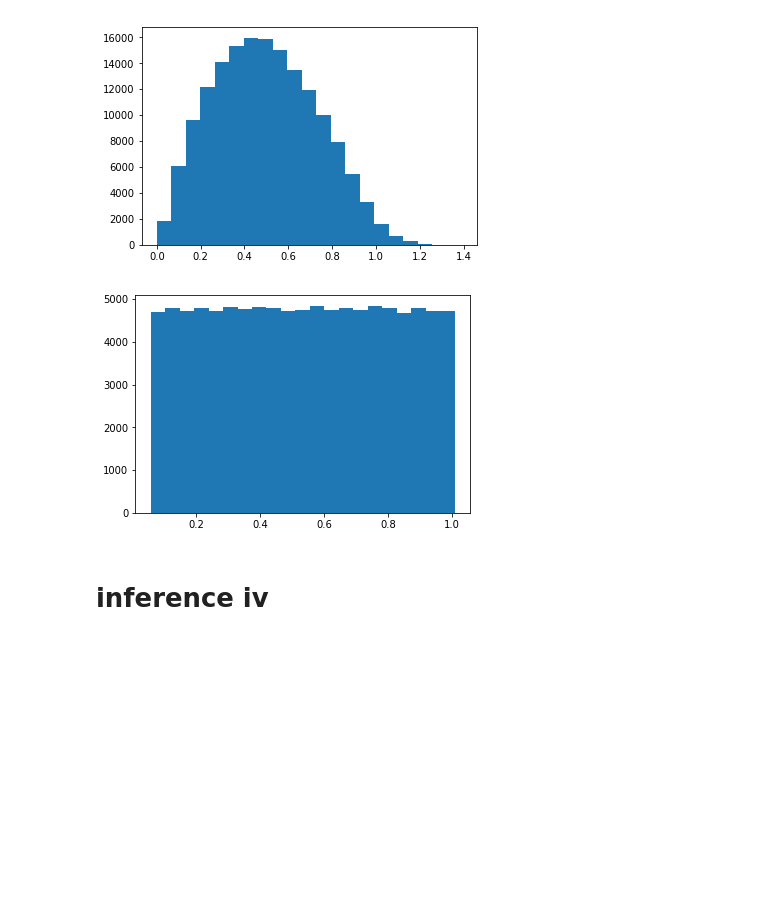
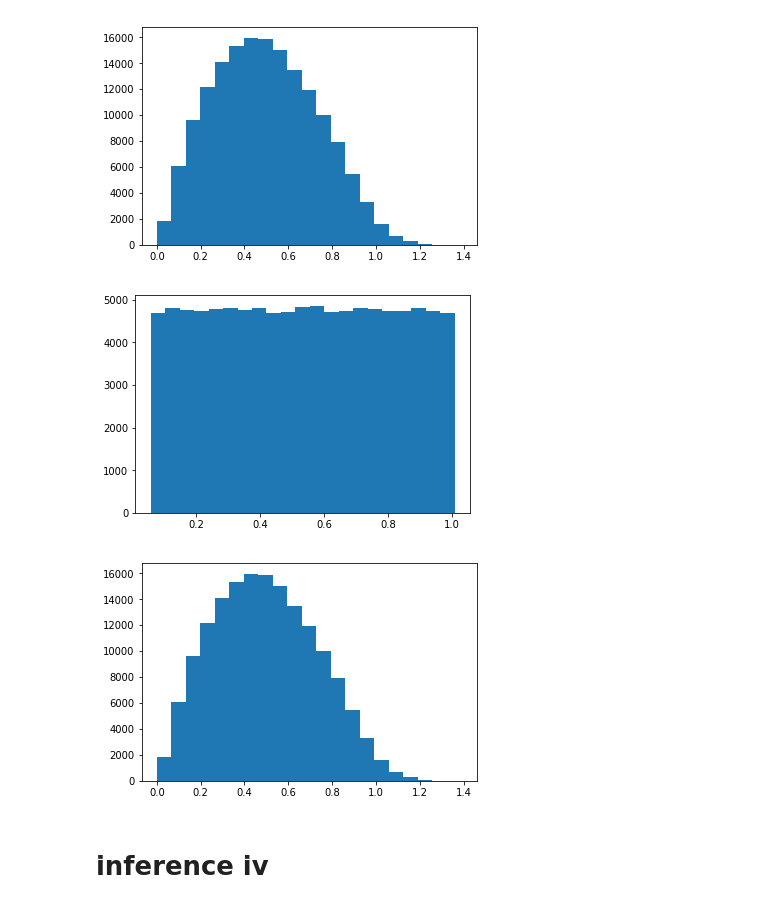
Before and after one commit to HTplex/probp.finalproject, a Jupyter notebook: 2.0-H.ipynb, the cells around one changed output. Drawn from its saved outputs; the diff is of its cells as text; code cells hidden in the pictures; blank space fills up the shorter version.

```diff
--- a/2.0-H.ipynb
+++ b/2.0-H.ipynb
@@ -411,9 +411,9 @@ print(l.shape)
 plt.hist(all_sky_glxy_halo_r.tolist(),21)
 plt.show()
 
-all_sky_xy_e1e2 = l[:,:4]
-all_sky_glxy_halo_r = l[:,4]
-all_sky_glxy_halo_p = l[:,5]
+sample_all_sky_xy_e1e2 = l[:,:4]
+sample_all_sky_glxy_halo_r = l[:,4]
+sample_all_sky_glxy_halo_p = l[:,5]
 # %% [output]
 (160842, 6)
 (3563, 6)
@@ -434,10 +434,13 @@ all_sky_glxy_halo_p = l[:,5]
 (100021, 6)
 [figure]
 # %%
-plt.hist(l[:,4].tolist(),21)
+plt.hist(sample_all_sky_glxy_halo_r.tolist(),21)
 plt.show()
+plt.hist(all_sky_glxy_halo_r.tolist(),21)
+plt.show()
 # %% [output]
-[figure, old version]
+[figure, new version]
+[figure, added]
 # %%
 N = num_all_glxy
 in_data = tf.placeholder(tf.float32, [None, 4],name = "in")
```
Also changed, not shown: parts of 6 cells of this notebook, 1 other file.
